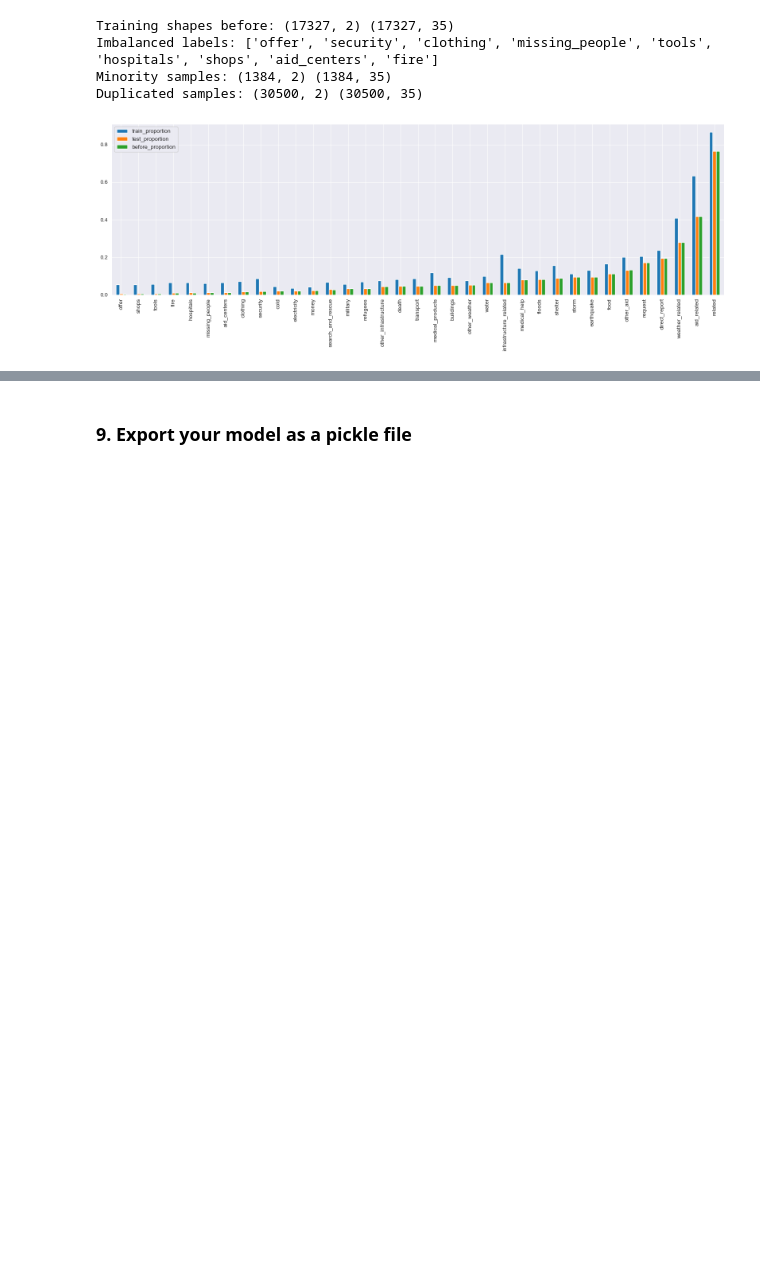
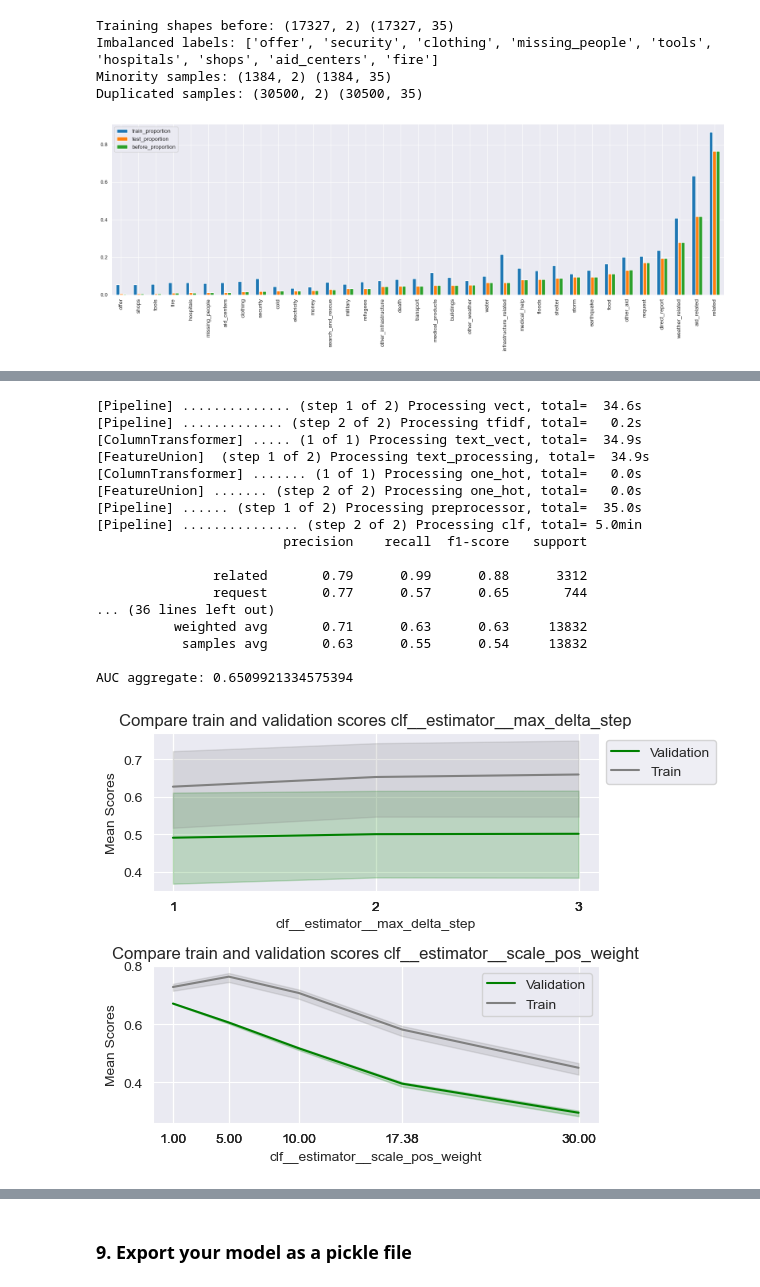
Before and after one commit to JuanitaSmith/disaster_recovery_pipelines, a Jupyter notebook: notebooks/ML Pipeline Preparation.ipynb, the cells around one changed output, grey strips where cells are left out. Cells and saved outputs as stored; diff of their text form; code cells hidden in the pictures; blank space fills up the shorter version.

Commit message:
ML results for f1_micro

```diff
--- a/notebooks/ML Pipeline Preparation.ipynb
+++ b/notebooks/ML Pipeline Preparation.ipynb
@@ -647,21 +520,22 @@ cachedir = mkdtemp()
 params = {
     'objective': 'binary:logistic',
     'n_jobs': 4,
-    'max_depth': 6,
+    'max_depth': 5,
     'min_child_weight': 1,
     'gamma': 0,
     'learning_rate': 0.1,
-    'eval_metric': 'auc',
+    'eval_metric': 'aucpr',
     # 'eval_metric': 'error',
     'booster': 'gbtree',
     # 'random_state': random_state,
-    'n_estimators': 30,
+    'n_estimators': 50,
     'subsample': 0.9,
     'colsample_bytree': 0.9,
     'tree_method': 'hist',
-    'scale_pos_weight': ratio,
+    'scale_pos_weight': 1,
+    # 'max_delta_step': 1,
     # 'device': 'gpu',
-    # 'early_stopping_rounds': 15,
+    # 'early_stopping_rounds': 20,
     'verbosity': 2,
     'seed' : random_state,
     'nthread': 4,
@@ -689,7 +563,6 @@ preprocessor_text = ColumnTransformer(transformers=[
 preprocessor_bin = ColumnTransformer(transformers=[
     ('one_hot', OneHotEncoder(), ['genre']),
 ],
-    # verbose_feature_names_out=False,
     remainder='drop',
     verbose=True,
 )
@@ -731,0 +640,7 @@ Use grid search to find better parameters.
+# %%
+# beta > 1 favors recall, whilst beta = 0.5 favors precision
+# ftwo_scorer = make_scorer(fbeta_score, beta=2)
+
+# scoring = 'tfwo_scorer'
+scoring = 'f1_micro'
+verbose = 2
@@ -731,0 +726,16 @@ Use grid search to find better parameters.
+# %%
+hyperparameters = {
+    'clf__estimator__scale_pos_weight' : [1, 2, 3, 4, ratio, 25],
+    'clf__estimator__max_delta_step' : [1, 2, 3, 4, 5],
+}
+
+gridsearch2 = cv_predefined(X_train=X_train_sub,
+                            y_train=y_train_sub,
+                            X_val=X_val,
+                            y_val=y_val,
+                            pipeline=full_pipeline,
+                            hyperparameters=hyperparameters,
+                            scoring=scoring,
+                            verbose=verbose)
+
+rmtree(cachedir)
@@ -731,0 +760,26 @@ Use grid search to find better parameters.
+# %%
+# Update model parameters with cross validation rsults
+full_pipeline.set_params(**gridsearch2.best_params_)
+full_pipeline.fit(X_train_sub, y_train_sub)
+y_pred_val = evaluate(X_val, y_val, full_pipeline)
+print_results(y_val, y_pred_val, full_pipeline)
+cv_plot_scores(gridsearch2)
+# %% [output]
+[Pipeline] .............. (step 1 of 2) Processing vect, total=  34.6s
+[Pipeline] ............. (step 2 of 2) Processing tfidf, total=   0.2s
+[ColumnTransformer] ..... (1 of 1) Processing text_vect, total=  34.9s
+[FeatureUnion]  (step 1 of 2) Processing text_processing, total=  34.9s
+[ColumnTransformer] ....... (1 of 1) Processing one_hot, total=   0.0s
+[FeatureUnion] ....... (step 2 of 2) Processing one_hot, total=   0.0s
+[Pipeline] ...... (step 1 of 2) Processing preprocessor, total=  35.0s
+[Pipeline] ............... (step 2 of 2) Processing clf, total= 5.0min
+                        precision    recall  f1-score   support
+
+               related       0.79      0.99      0.88      3312
+               request       0.77      0.57      0.65       744
+... (36 lines left out)
+          weighted avg       0.71      0.63      0.63     13832
+           samples avg       0.63      0.55      0.54     13832
+
+AUC aggregate: 0.6509921334575394
+[figure, added]
```
Also changed, not shown: parts of 101 cells of this notebook, 2 other files.
